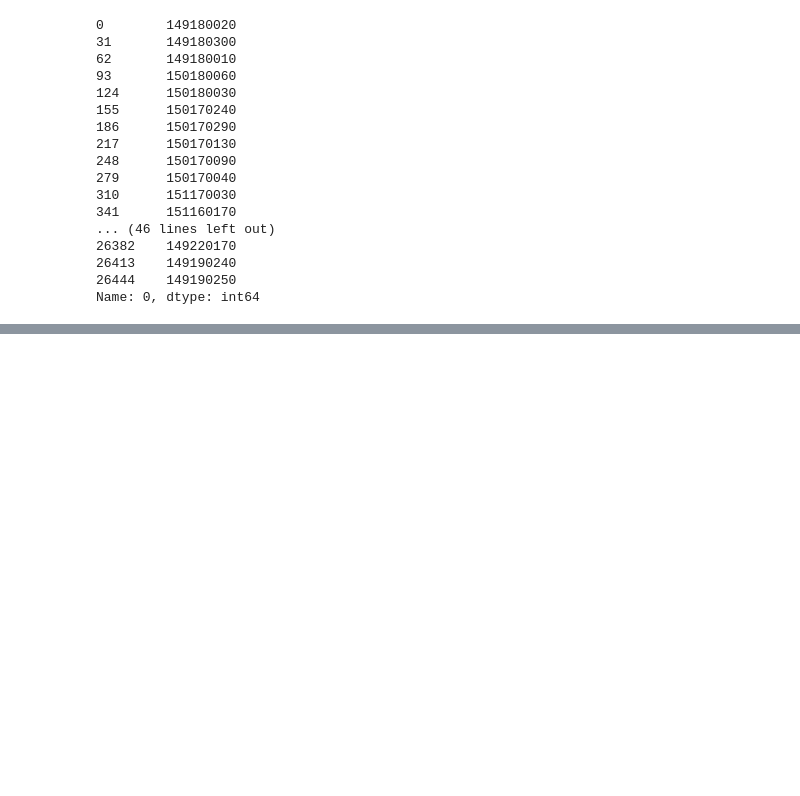
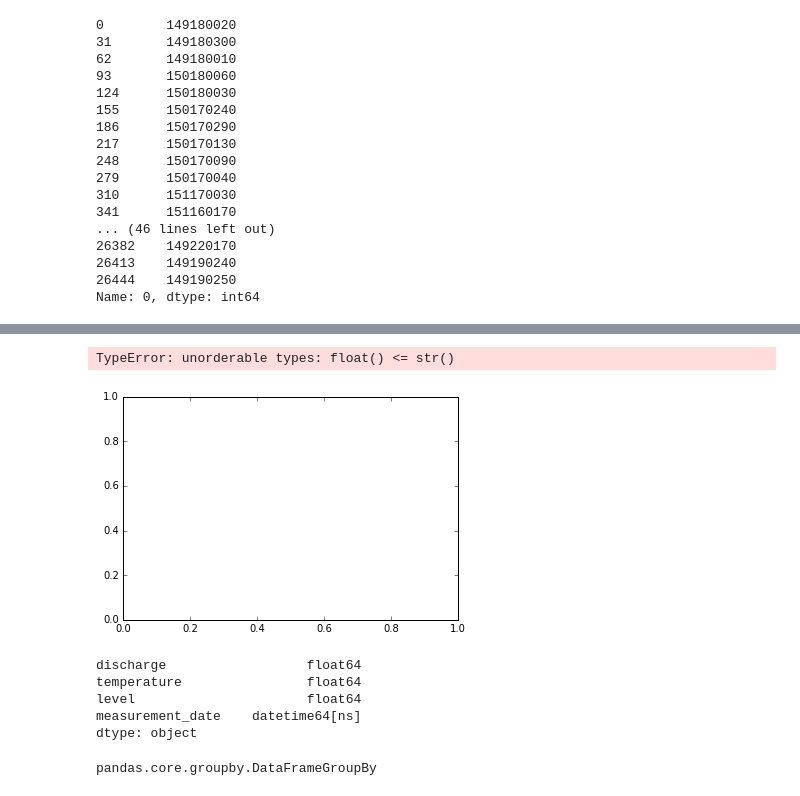
Before and after one commit to marcinkawka/OpenPogodynka, a Jupyter notebook: OpenPogodynka1.ipynb, the cells around one changed output, grey strips where cells are left out. Saved outputs shown, nothing was run; the diff lists cells and outputs as text; code cells hidden in the pictures; blank space fills up the shorter version.

Commit message:
added discharge agregations

```diff
--- a/OpenPogodynka1.ipynb
+++ b/OpenPogodynka1.ipynb
@@ -119,0 +93,16 @@ SyntaxError: invalid syntax (<ipython-input-91-8894ffae61ae>, line 2)
+# %%
+%matplotlib inline
+mes['discharge'].hist()
+# %% [output]
+TypeError: unorderable types: float() <= str()
+[figure, added]
+# %%
+mes.dtypes
+mes2=mes.convert_objects(convert_numeric=True)
+mes2.dtypes
+# %% [output]
+discharge                  float64
+temperature                float64
+level                      float64
+measurement_date    datetime64[ns]
+dtype: object
@@ -119,0 +113,4 @@ SyntaxError: invalid syntax (<ipython-input-91-8894ffae61ae>, line 2)
+# %%
+type(gb)
+# %% [output]
+pandas.core.groupby.DataFrameGroupBy
```
Also changed, not shown: parts of 14 cells of this notebook, 2 other files.
